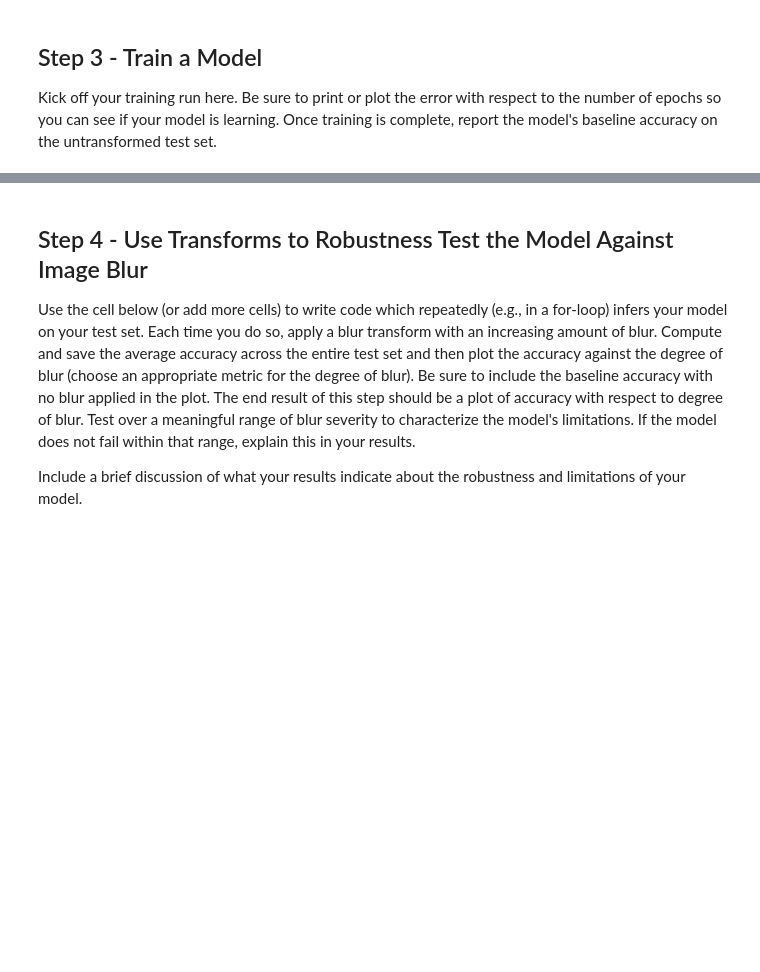
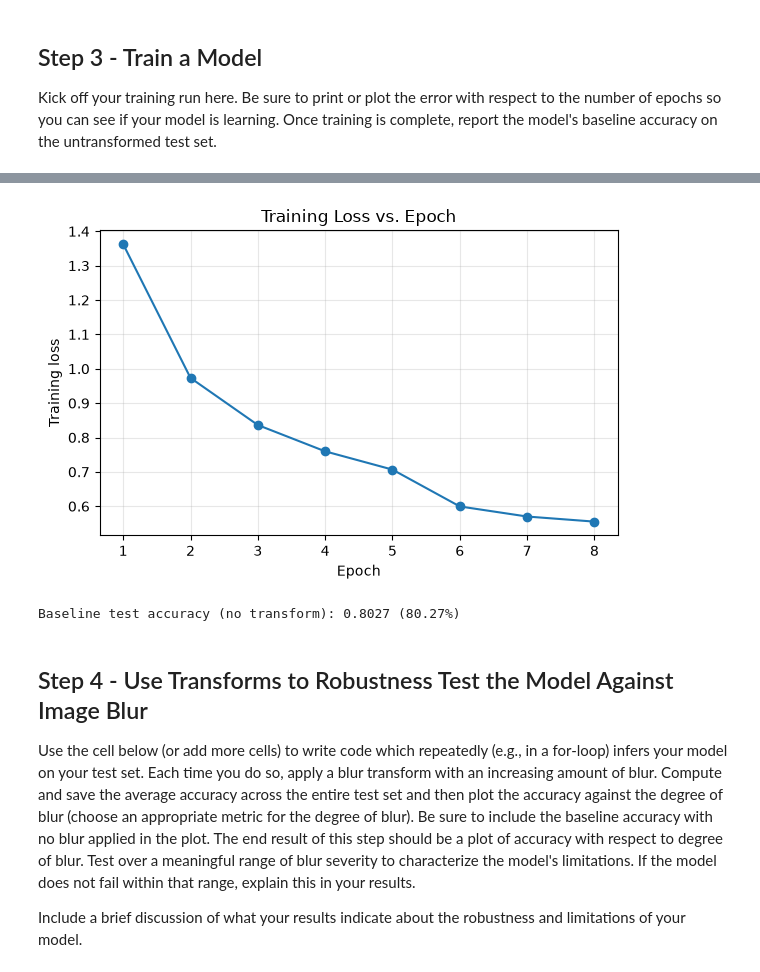
Before and after one commit to cjp317-oss/Parisi-Assignment2, a Jupyter notebook: assignment/task-01.ipynb, the cells around one changed output, grey strips where cells are left out. Saved outputs shown, nothing was run; the diff lists cells and outputs as text; code cells hidden in the pictures; blank space fills up the shorter version.

```diff
--- a/assignment/task-01.ipynb
+++ b/assignment/task-01.ipynb
@@ -58,0 +57,13 @@ The steps should be similar, but not necessarily exactly the same, as steps we h
+# %%
+import numpy as np
+import matplotlib.pyplot as plt
+import torch
+import torch.nn as nn
+import torch.nn.functional as F
+from torch.utils.data import Dataset, DataLoader
+from torchvision import datasets, transforms
+from PIL import Image
+from tqdm.auto import tqdm
+
+device = torch.device("cuda" if torch.cuda.is_available() else "mps" if torch.backends.mps.is_available() else "cpu")
+print("Using device:", device, "| CPU threads:", torch.get_num_threads())
@@ -82,0 +218,30 @@ Kick off your training run here. Be sure to print or plot the error with respect
+# %%
+model = SimpleCNN().to(device)
+criterion = nn.CrossEntropyLoss()
+optimizer = torch.optim.Adam(model.parameters(), lr=1e-3)
+scheduler = torch.optim.lr_scheduler.StepLR(optimizer, step_size=5, gamma=0.3)
+
+NUM_EPOCHS = 8
+train_losses = []
+
+epoch_bar = tqdm(range(NUM_EPOCHS), desc="Training (epochs)")
+for epoch in epoch_bar:
+    loss = train_one_epoch(model, train_loader, optimizer, criterion,
+                           desc=f"  epoch {epoch + 1}/{NUM_EPOCHS} batches")
+    scheduler.step()
+    train_losses.append(loss)
+    epoch_bar.set_postfix(loss=f"{loss:.4f}")
+    tqdm.write(f"Epoch {epoch + 1:2d}/{NUM_EPOCHS} | train loss: {loss:.4f}")
+
+plt.figure(figsize=(6, 4))
+plt.plot(range(1, NUM_EPOCHS + 1), train_losses, marker="o")
+plt.xlabel("Epoch")
+plt.ylabel("Training loss")
+plt.title("Training Loss vs. Epoch")
+plt.grid(alpha=0.3)
+plt.tight_layout()
+plt.show()
+
+baseline_acc = evaluate(model, test_loader, desc="Baseline test accuracy")
+print(f"Baseline test accuracy (no transform): {baseline_acc:.4f} ({baseline_acc * 100:.2f}%)")
+# %% [output]
@@ -83,3 +256,5 @@ Kick off your training run here. Be sure to print or plot the error with respect
+[figure, added]
+Baseline test accuracy (no transform): 0.8027 (80.27%)
 # %% [markdown]
 ## Step 4 - Use Transforms to Robustness Test the Model Against Image Blur
 
```
Also changed, not shown: parts of 14 cells of this notebook.
